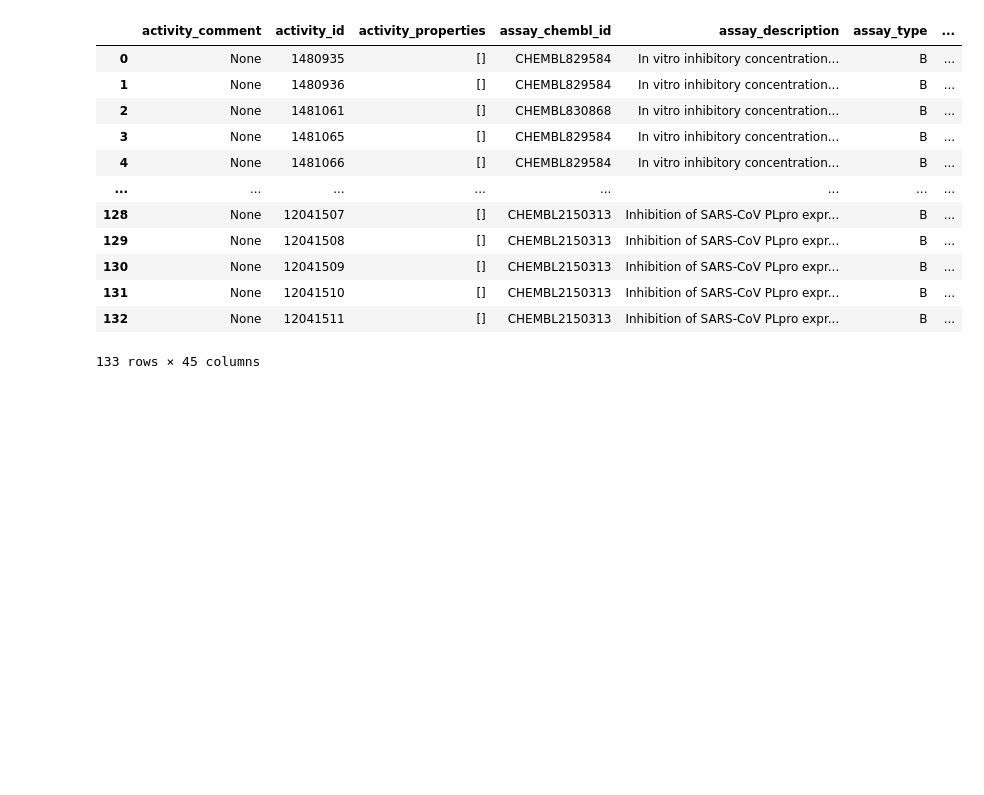
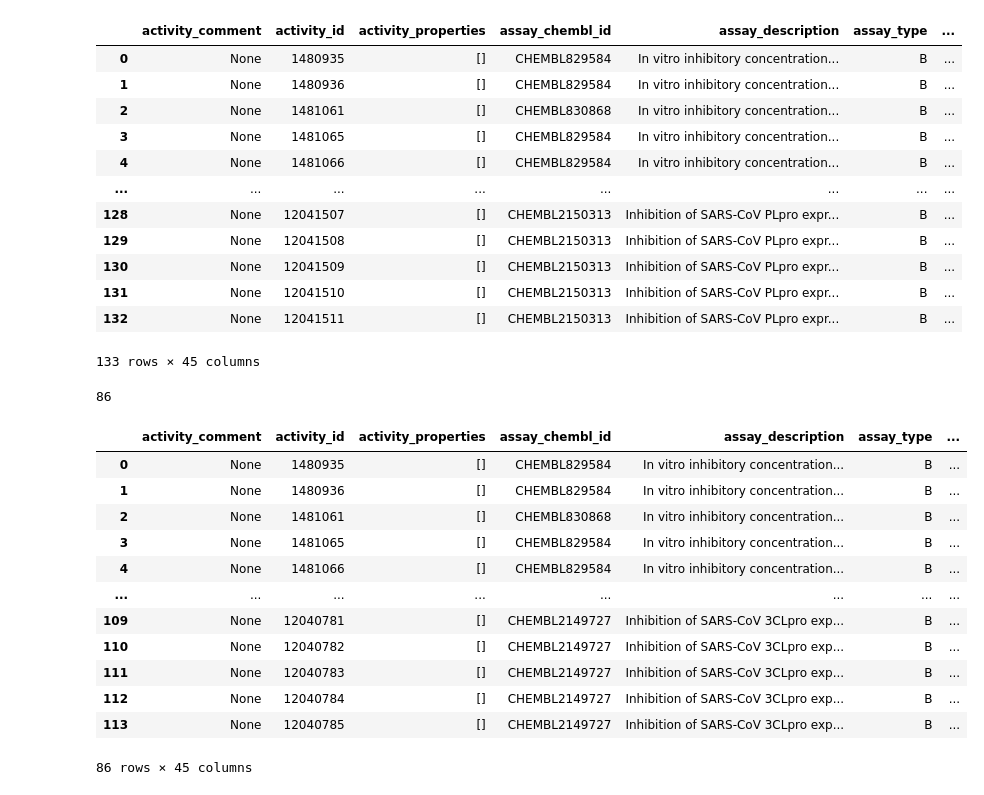
Before and after one commit to teutta/bigdata_in_bioinformatics, a Jupyter notebook: data_collection.ipynb, the cells around one changed output. Saved outputs shown, nothing was run; the diff lists cells and outputs as text; code cells hidden in the pictures; blank space fills up the shorter version.

```diff
--- a/data_collection.ipynb
+++ b/data_collection.ipynb
@@ -63,5 +92,6 @@ df.to_csv('bioactivity_data.csv', index=False)
 # %%
-df2 =df[df.standard_value.notna()]
+df2 = df[df.standard_value.notna()]
+df2 = df2[df.canonical_smiles.notna()]
 df2
 # %% [output]
 |  | activity_comment | activity_id | activity_properties | assay_chembl_id | assay_description | assay_type | ... |
@@ -81,0 +110,21 @@ df2
+# %%
+len(df2.canonical_smiles.unique())
+# %% [output]
+86
+# %%
+df2_nr = df2.drop_duplicates(['canonical_smiles'])
+df2_nr
+# %% [output]
+|  | activity_comment | activity_id | activity_properties | assay_chembl_id | assay_description | assay_type | ... |
+| 0 | None | 1480935 | [] | CHEMBL829584 | In vitro inhibitory concentration... | B | ... |
+| 1 | None | 1480936 | [] | CHEMBL829584 | In vitro inhibitory concentration... | B | ... |
+| 2 | None | 1481061 | [] | CHEMBL830868 | In vitro inhibitory concentration... | B | ... |
+| 3 | None | 1481065 | [] | CHEMBL829584 | In vitro inhibitory concentration... | B | ... |
+| 4 | None | 1481066 | [] | CHEMBL829584 | In vitro inhibitory concentration... | B | ... |
+| ... | ... | ... | ... | ... | ... | ... | ... |
+| 109 | None | 12040781 | [] | CHEMBL2149727 | Inhibition of SARS-CoV 3CLpro exp... | B | ... |
+| 110 | None | 12040782 | [] | CHEMBL2149727 | Inhibition of SARS-CoV 3CLpro exp... | B | ... |
+| 111 | None | 12040783 | [] | CHEMBL2149727 | Inhibition of SARS-CoV 3CLpro exp... | B | ... |
+| 112 | None | 12040784 | [] | CHEMBL2149727 | Inhibition of SARS-CoV 3CLpro exp... | B | ... |
+| 113 | None | 12040785 | [] | CHEMBL2149727 | Inhibition of SARS-CoV 3CLpro exp... | B | ... |
+86 rows × 45 columns
```
Also changed, not shown: parts of 35 cells of this notebook.
